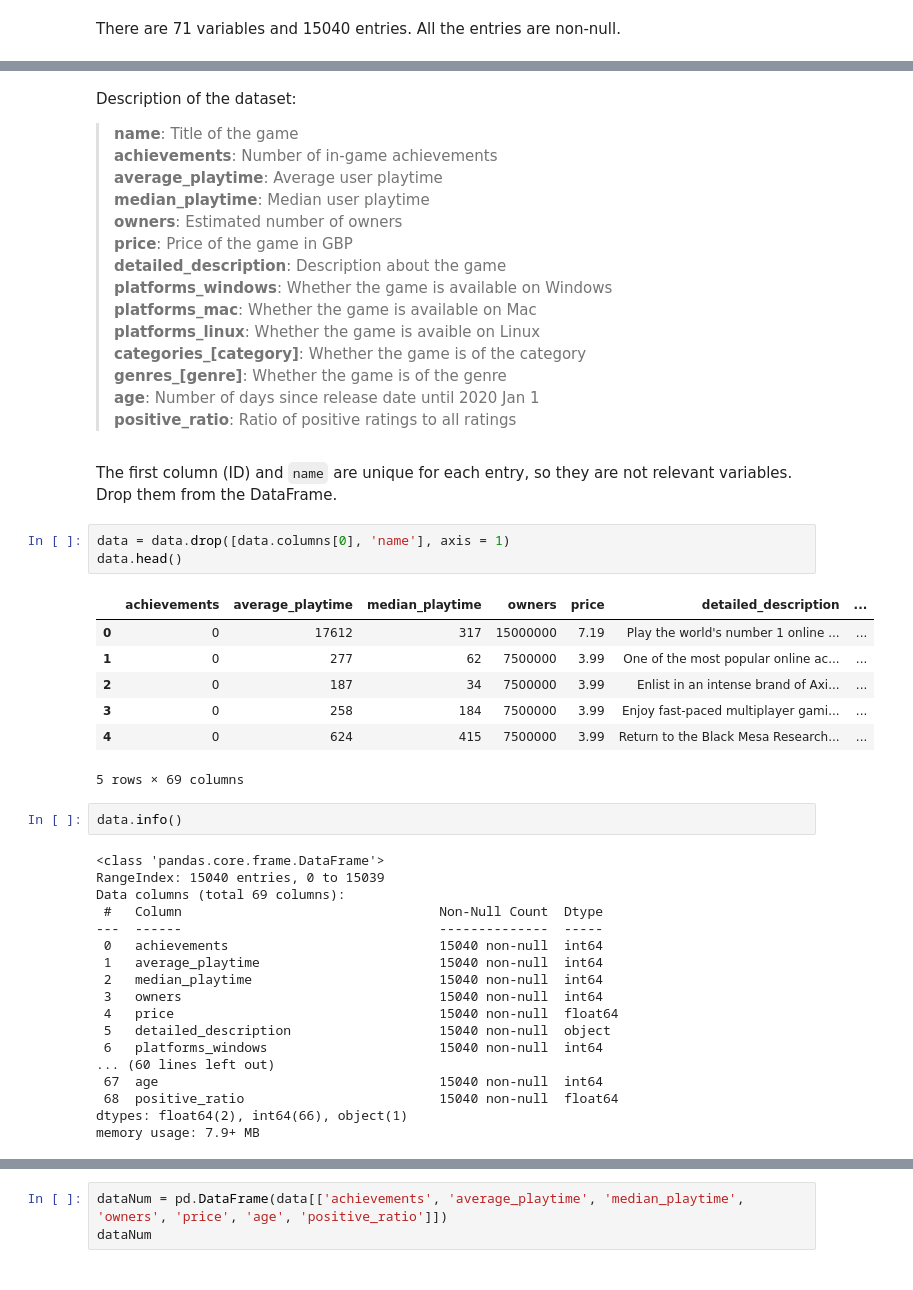
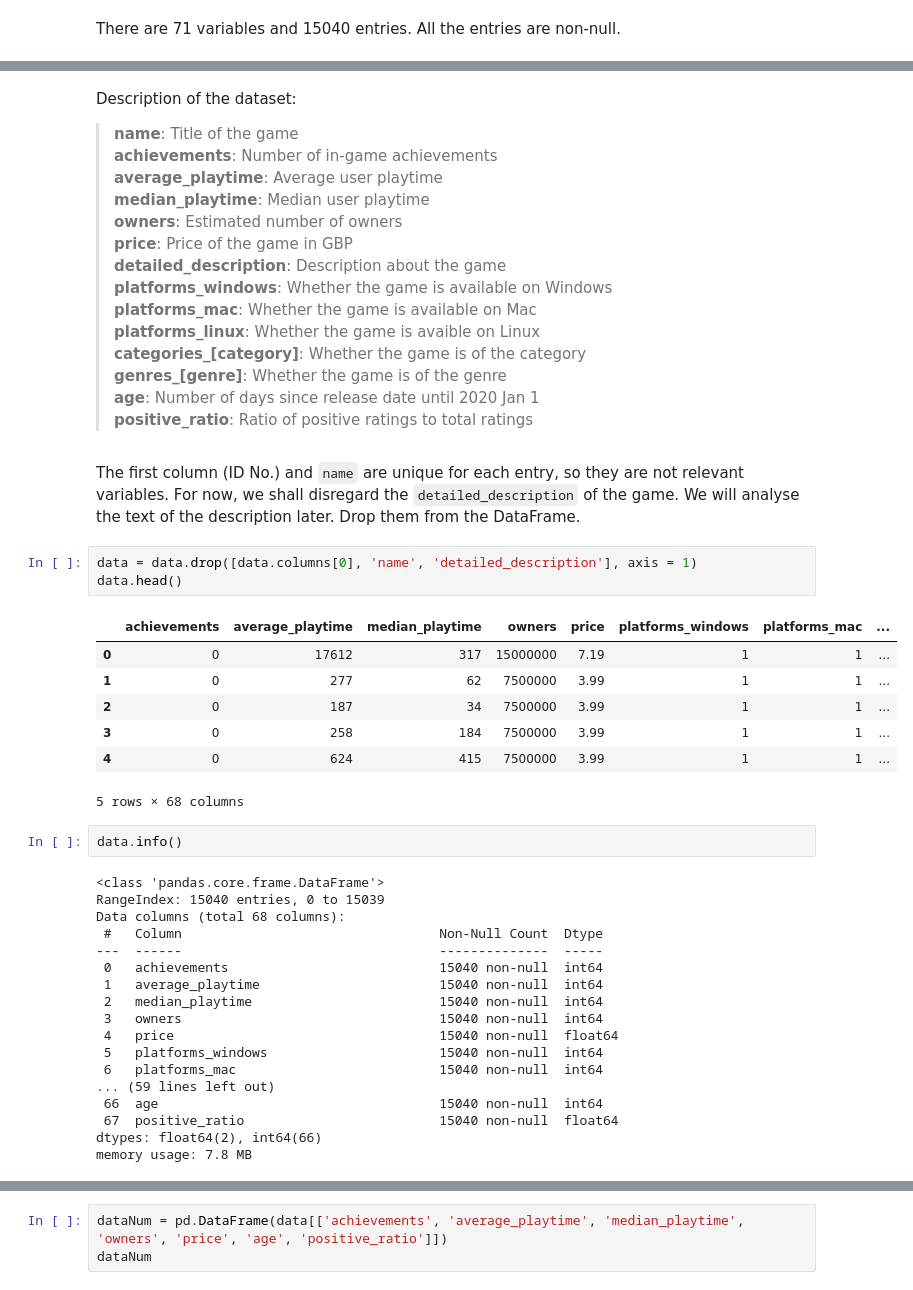
Before and after one commit to chanbakjsd/SC1015, a Jupyter notebook: 1 EDA.ipynb, the cells around one changed output, grey strips where cells are left out. Saved outputs shown, nothing was run; the diff lists cells and outputs as text.

```diff
--- a/1 EDA.ipynb
+++ b/1 EDA.ipynb
@@ -94,26 +94,26 @@ Description of the dataset:
 > **categories_[category]**: Whether the game is of the category
 > **genres_[genre]**: Whether the game is of the genre
 > **age**: Number of days since release date until 2020 Jan 1
-> **positive_ratio**: Ratio of positive ratings to all ratings
+> **positive_ratio**: Ratio of positive ratings to total ratings
 # %% [markdown]
-The first column (ID) and `name` are unique for each entry, so they are not relevant variables. Drop them from the DataFrame.
+The first column (ID No.) and `name` are unique for each entry, so they are not relevant variables. For now, we shall disregard the `detailed_description` of the game. We will analyse the text of the description later. Drop them from the DataFrame.
 # %%
-data = data.drop([data.columns[0], 'name'], axis = 1)
+data = data.drop([data.columns[0], 'name', 'detailed_description'], axis = 1)
 data.head()
 # %% [output]
-|  | achievements | average_playtime | median_playtime | owners | price | detailed_description | ... |
-| 0 | 0 | 17612 | 317 | 15000000 | 7.19 | Play the world's number 1 online ... | ... |
-| 1 | 0 | 277 | 62 | 7500000 | 3.99 | One of the most popular online ac... | ... |
-| 2 | 0 | 187 | 34 | 7500000 | 3.99 | Enlist in an intense brand of Axi... | ... |
-| 3 | 0 | 258 | 184 | 7500000 | 3.99 | Enjoy fast-paced multiplayer gami... | ... |
-| 4 | 0 | 624 | 415 | 7500000 | 3.99 | Return to the Black Mesa Research... | ... |
+|  | achievements | average_playtime | median_playtime | owners | price | platforms_windows | platforms_mac | ... |
+| 0 | 0 | 17612 | 317 | 15000000 | 7.19 | 1 | 1 | ... |
+| 1 | 0 | 277 | 62 | 7500000 | 3.99 | 1 | 1 | ... |
+| 2 | 0 | 187 | 34 | 7500000 | 3.99 | 1 | 1 | ... |
+| 3 | 0 | 258 | 184 | 7500000 | 3.99 | 1 | 1 | ... |
+| 4 | 0 | 624 | 415 | 7500000 | 3.99 | 1 | 1 | ... |
-5 rows × 69 columns
+5 rows × 68 columns
 # %%
 data.info()
 # %% [output]
 <class 'pandas.core.frame.DataFrame'>
 RangeIndex: 15040 entries, 0 to 15039
-Data columns (total 69 columns):
+Data columns (total 68 columns):
  #   Column                                 Non-Null Count  Dtype
 ---  ------                                 --------------  -----
  0   achievements                           15040 non-null  int64
@@ -121,12 +121,12 @@ Data columns (total 69 columns):
  2   median_playtime                        15040 non-null  int64
  3   owners                                 15040 non-null  int64
  4   price                                  15040 non-null  float64
- 5   detailed_description                   15040 non-null  object
- 6   platforms_windows                      15040 non-null  int64
-... (60 lines left out)
- 67  age                                    15040 non-null  int64
- 68  positive_ratio                         15040 non-null  float64
-dtypes: float64(2), int64(66), object(1)
-memory usage: 7.9+ MB
+ 5   platforms_windows                      15040 non-null  int64
+ 6   platforms_mac                          15040 non-null  int64
+... (59 lines left out)
+ 66  age                                    15040 non-null  int64
+ 67  positive_ratio                         15040 non-null  float64
+dtypes: float64(2), int64(66)
+memory usage: 7.8 MB
 # %% [markdown]
 **Numeric Variables** : `achievements`, `average_playtime`, `median_playtime`, `owners`, `price`, `age`, `positive_ratio`
```
Also changed, not shown: parts of 37 cells of this notebook.
